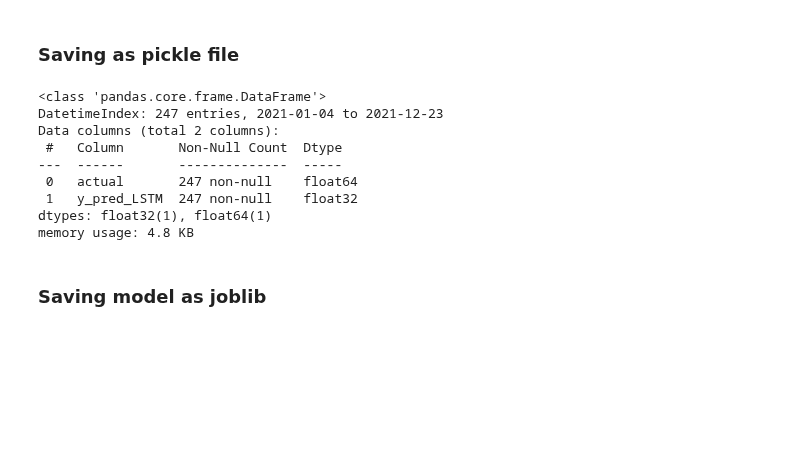
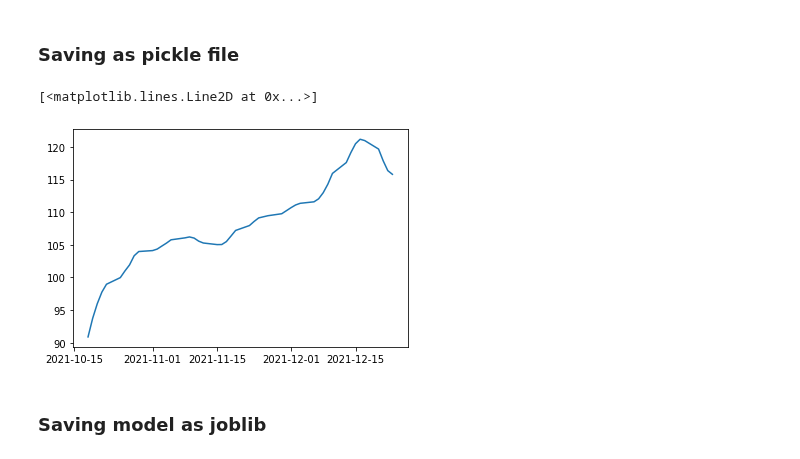
Before and after one commit to ivanlimsy/iOracle, a Jupyter notebook: notebooks/iOracle Deep Learning Ivan.ipynb, the cells around one changed output. Cells and saved outputs as stored; diff of their text form; code cells hidden in the pictures; blank space fills up the shorter version.

```diff
--- a/notebooks/iOracle Deep Learning Ivan.ipynb
+++ b/notebooks/iOracle Deep Learning Ivan.ipynb
@@ -954,17 +954,11 @@ result = pd.read_pickle('lstm_result.pickle')
 # %%
 result.to_csv("lstm_pred.csv")
 # %%
-result.info()
+result1 = result[result.index>dt.datetime(2021,10,15,0,0,0)]
+plt.plot(result1.index,result1['y_pred_LSTM'])
 # %% [output]
-<class 'pandas.core.frame.DataFrame'>
-DatetimeIndex: 247 entries, 2021-01-04 to 2021-12-23
-Data columns (total 2 columns):
- #   Column       Non-Null Count  Dtype
----  ------       --------------  -----
- 0   actual       247 non-null    float64
- 1   y_pred_LSTM  247 non-null    float32
-dtypes: float32(1), float64(1)
-memory usage: 4.8 KB
+[<matplotlib.lines.Line2D at 0x...>]
+[figure, added]
 # %% [markdown]
 ### Saving model as joblib
 # %%
```
Also changed, not shown: 1 other file.
